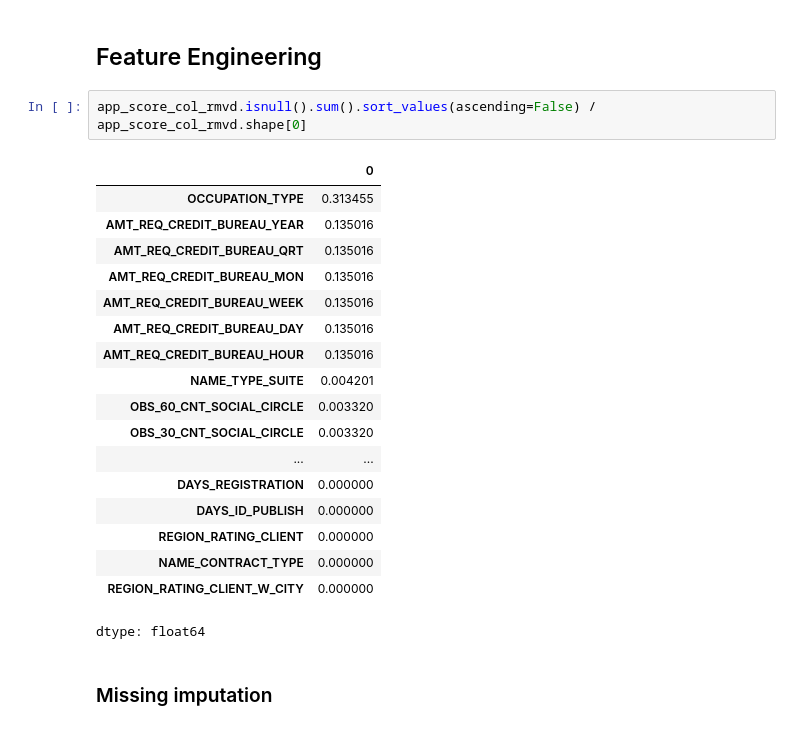
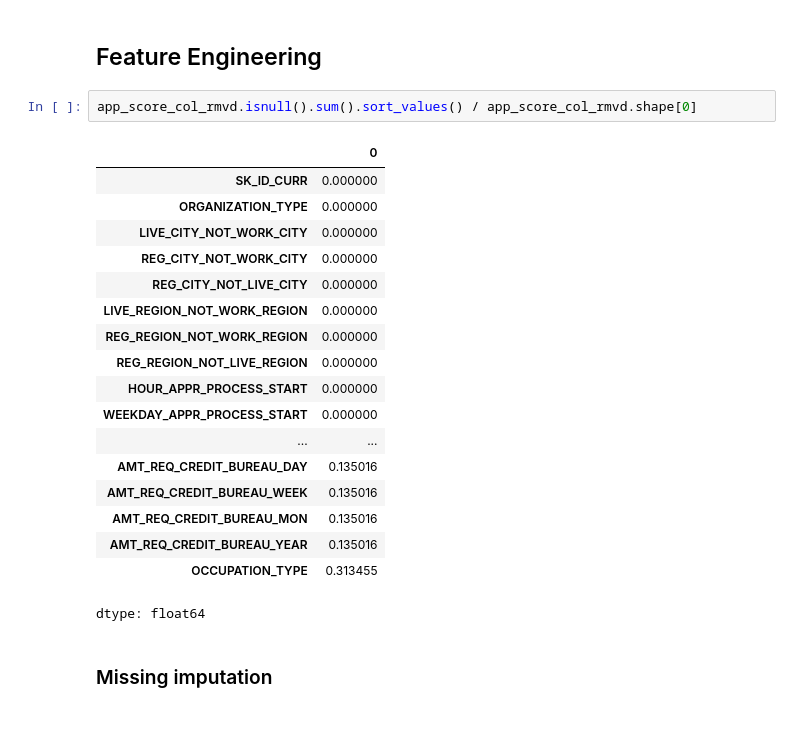
Before and after one commit to htetaunglynn94/portfolio_projects, a Jupyter notebook: eda_on_loan_default.ipynb, the cells around one changed output. Cells and saved outputs as stored; diff of their text form.

```diff
--- a/eda_on_loan_default.ipynb
+++ b/eda_on_loan_default.ipynb
@@ -225,25 +225,25 @@ app_score_col_rmvd.shape
 # %% [markdown]
 ## Feature Engineering
 # %%
-app_score_col_rmvd.isnull().sum().sort_values(ascending=False) / app_score_col_rmvd.shape[0]
+app_score_col_rmvd.isnull().sum().sort_values() / app_score_col_rmvd.shape[0]
 # %% [output]
 |  | 0 |
+| SK_ID_CURR | 0.000000 |
+| ORGANIZATION_TYPE | 0.000000 |
+| LIVE_CITY_NOT_WORK_CITY | 0.000000 |
+| REG_CITY_NOT_WORK_CITY | 0.000000 |
+| REG_CITY_NOT_LIVE_CITY | 0.000000 |
+| LIVE_REGION_NOT_WORK_REGION | 0.000000 |
+| REG_REGION_NOT_WORK_REGION | 0.000000 |
+| REG_REGION_NOT_LIVE_REGION | 0.000000 |
+| HOUR_APPR_PROCESS_START | 0.000000 |
+| WEEKDAY_APPR_PROCESS_START | 0.000000 |
+| ... | ... |
+| AMT_REQ_CREDIT_BUREAU_DAY | 0.135016 |
+| AMT_REQ_CREDIT_BUREAU_WEEK | 0.135016 |
+| AMT_REQ_CREDIT_BUREAU_MON | 0.135016 |
+| AMT_REQ_CREDIT_BUREAU_YEAR | 0.135016 |
 | OCCUPATION_TYPE | 0.313455 |
-| AMT_REQ_CREDIT_BUREAU_YEAR | 0.135016 |
-| AMT_REQ_CREDIT_BUREAU_QRT | 0.135016 |
-| AMT_REQ_CREDIT_BUREAU_MON | 0.135016 |
-| AMT_REQ_CREDIT_BUREAU_WEEK | 0.135016 |
-| AMT_REQ_CREDIT_BUREAU_DAY | 0.135016 |
-| AMT_REQ_CREDIT_BUREAU_HOUR | 0.135016 |
-| NAME_TYPE_SUITE | 0.004201 |
-| OBS_60_CNT_SOCIAL_CIRCLE | 0.003320 |
-| OBS_30_CNT_SOCIAL_CIRCLE | 0.003320 |
-| ... | ... |
-| DAYS_REGISTRATION | 0.000000 |
-| DAYS_ID_PUBLISH | 0.000000 |
-| REGION_RATING_CLIENT | 0.000000 |
-| NAME_CONTRACT_TYPE | 0.000000 |
-| REGION_RATING_CLIENT_W_CITY | 0.000000 |
 dtype: float64
 # %% [markdown]
 ### Missing imputation
```
Also changed, not shown: parts of 11 cells of this notebook.
